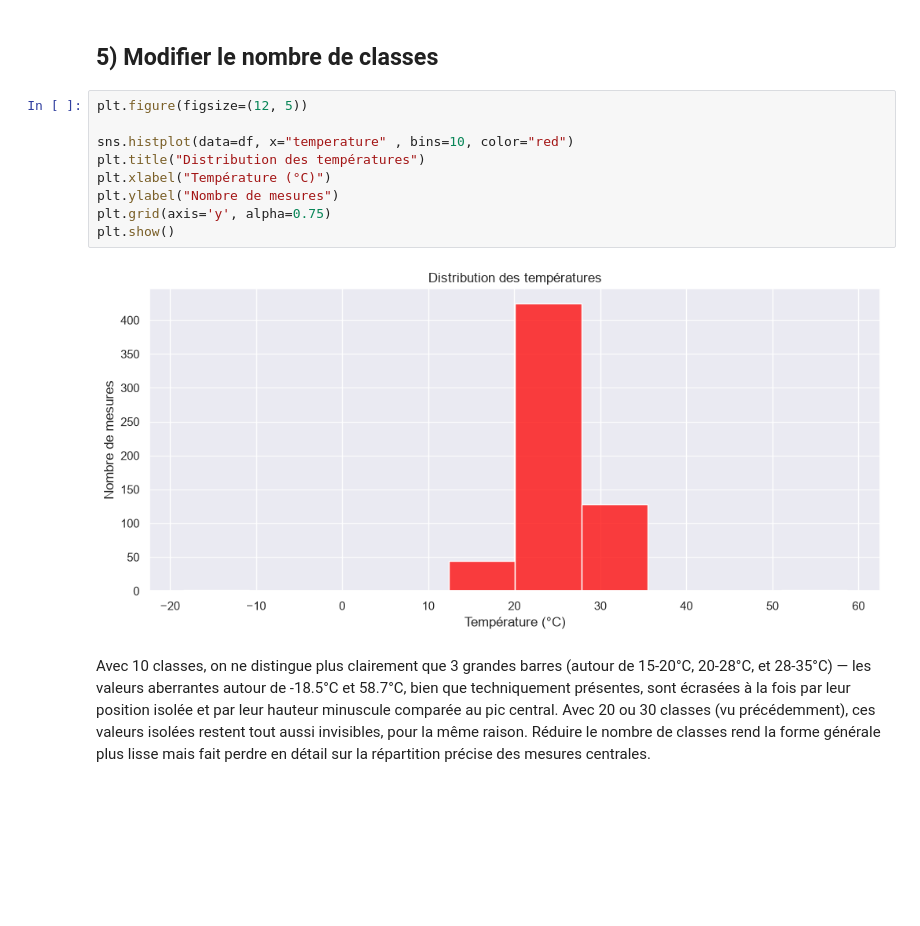
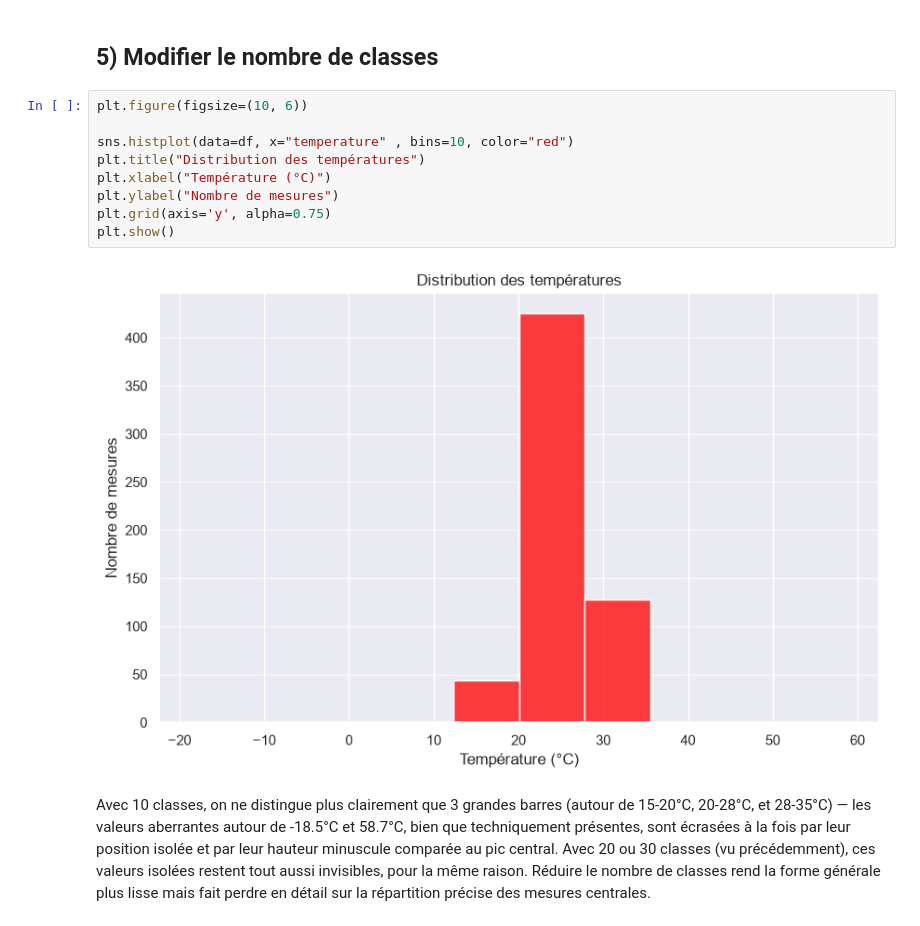
Before and after one commit to Mayra-99/atelier_seaborn_iot, a Jupyter notebook: notebooks/atelier_seaborn_iot.ipynb, the cells around one changed output. Drawn from its saved outputs; the diff is of its cells as text; blank space fills up the shorter version.

```diff
--- a/notebooks/atelier_seaborn_iot.ipynb
+++ b/notebooks/atelier_seaborn_iot.ipynb
@@ -91,16 +91,16 @@ régulière, montant puis redescendant de façon comparable de part et d'autre d
 # %% [markdown]
 ## 5) Modifier le nombre de classes
 # %%
-plt.figure(figsize=(12, 5))
+plt.figure(figsize=(10, 6))
 
 sns.histplot(data=df, x="temperature" , bins=10, color="red")
 plt.title("Distribution des températures")
 plt.xlabel("Température (°C)")
 plt.ylabel("Nombre de mesures")
 plt.grid(axis='y', alpha=0.75)
 plt.show()
 # %% [output]
-[figure, old version]
+[figure, new version]
 # %% [markdown]
 
 
```
Also changed, not shown: parts of 10 cells of this notebook.
